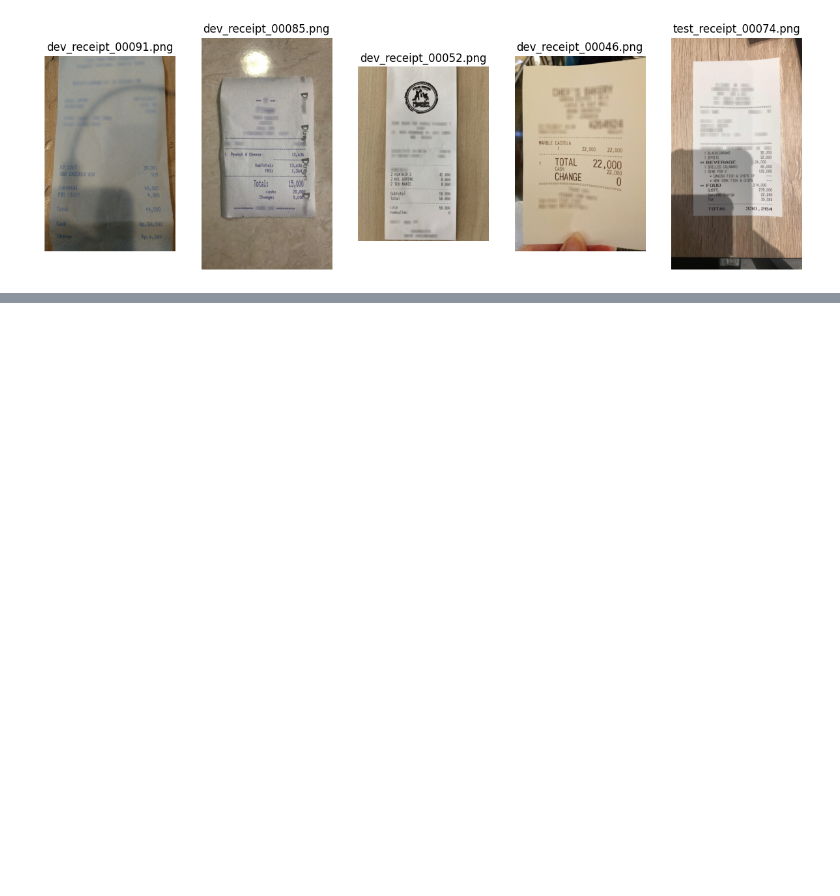
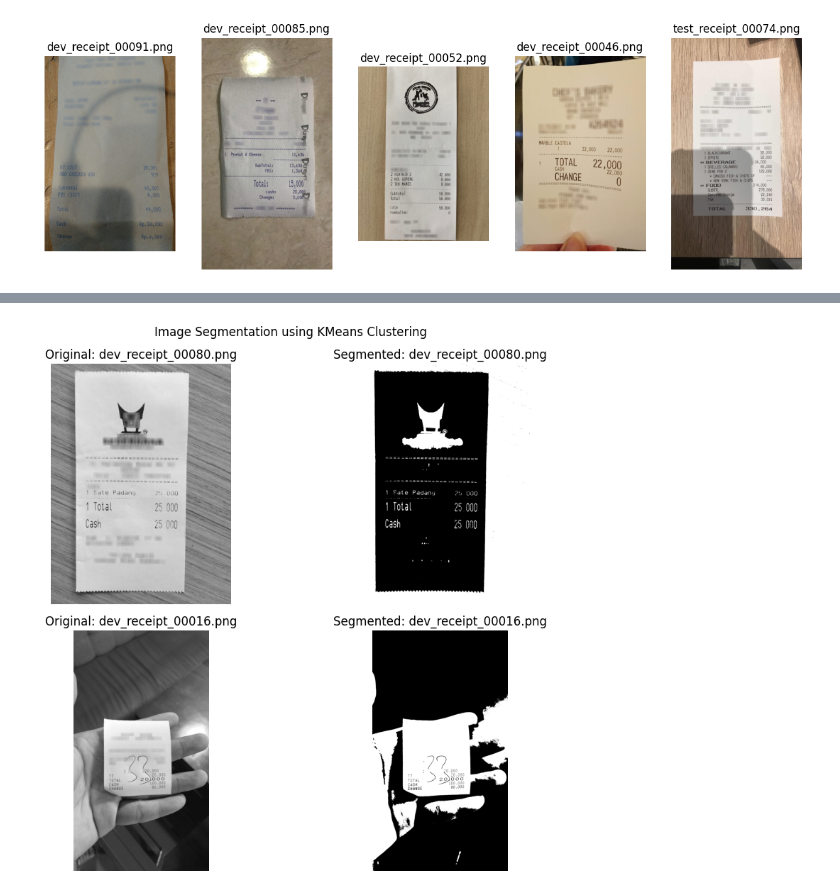
Before and after one commit to Gdeterline/Optical-Character-Recognition-for-Receipts, a Jupyter notebook: notebooks/exploratory_data_analysis.ipynb, the cells around one changed output, grey strips where cells are left out. Cells and saved outputs as stored; diff of their text form; code cells hidden in the pictures; blank space fills up the shorter version.

```diff
--- a/notebooks/exploratory_data_analysis.ipynb
+++ b/notebooks/exploratory_data_analysis.ipynb
@@ -68,0 +146,31 @@ plt.show()
+# %%
+# Try segmentation on a sample image with kmeans to get a first idea of how it may perform
+
+images_considered = ['dev_receipt_00080.png', 'dev_receipt_00016.png']
+
+# Plot original and segmented images (side by side, each sample in a row)
+plt.figure(figsize=(10, 8))
+for i, image_file in enumerate(images_considered):
+    img = cv2.imread(os.path.join(data_dir, image_file))
+    img_grayscale = cv2.cvtColor(img, cv2.COLOR_BGR2GRAY)
+    img_reshaped = img_grayscale.reshape((-1, 1))
+    kmeans = KMeans(n_clusters=2, random_state=42)
+    kmeans.fit(img_reshaped)
+    segmented_img = kmeans.labels_.reshape(img_grayscale.shape)
+
+    plt.subplot(len(images_considered), 2, 2*i + 1)
+    plt.imshow(img_grayscale, cmap='gray')
+    plt.title(f'Original: {image_file}')
+    plt.axis('off')
+
+    plt.subplot(len(images_considered), 2, 2*i + 2)
+    plt.imshow(segmented_img, cmap='gray')
+    plt.title(f'Segmented: {image_file}')
+    plt.axis('off')
+
+plt.suptitle(f'Image Segmentation using KMeans Clustering')
+plt.tight_layout()
+plt.savefig('../reports/figures/sample_image_segmentation_kmeans.png')
+plt.show()
+# %% [output]
+[figure, added]
```
Also changed, not shown: parts of 15 cells of this notebook, 3 other files.
